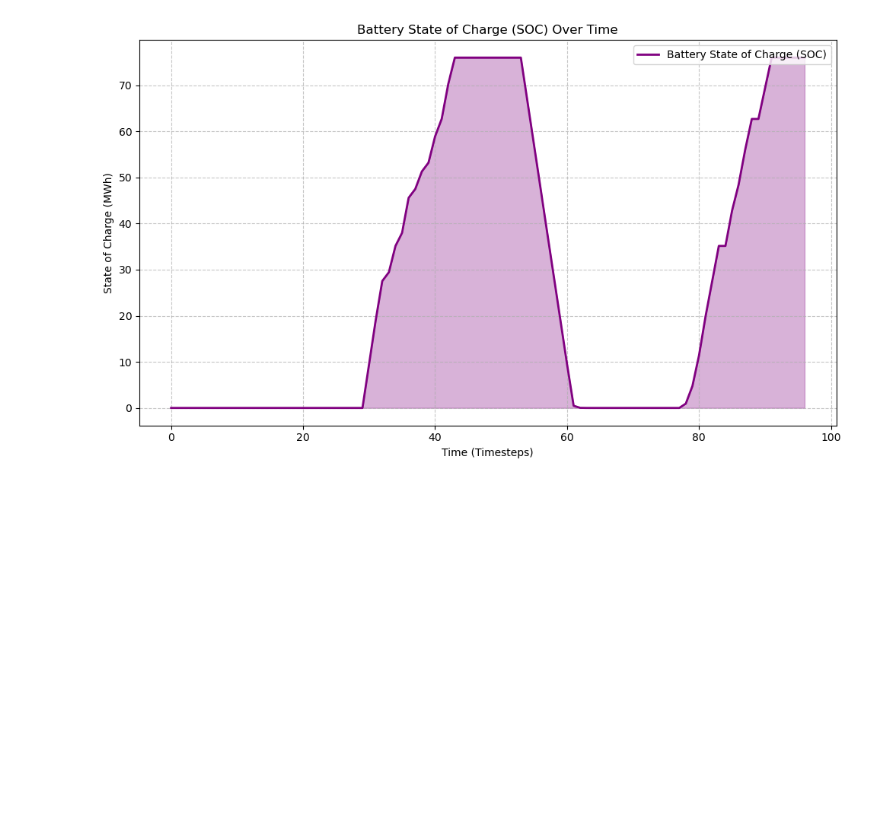
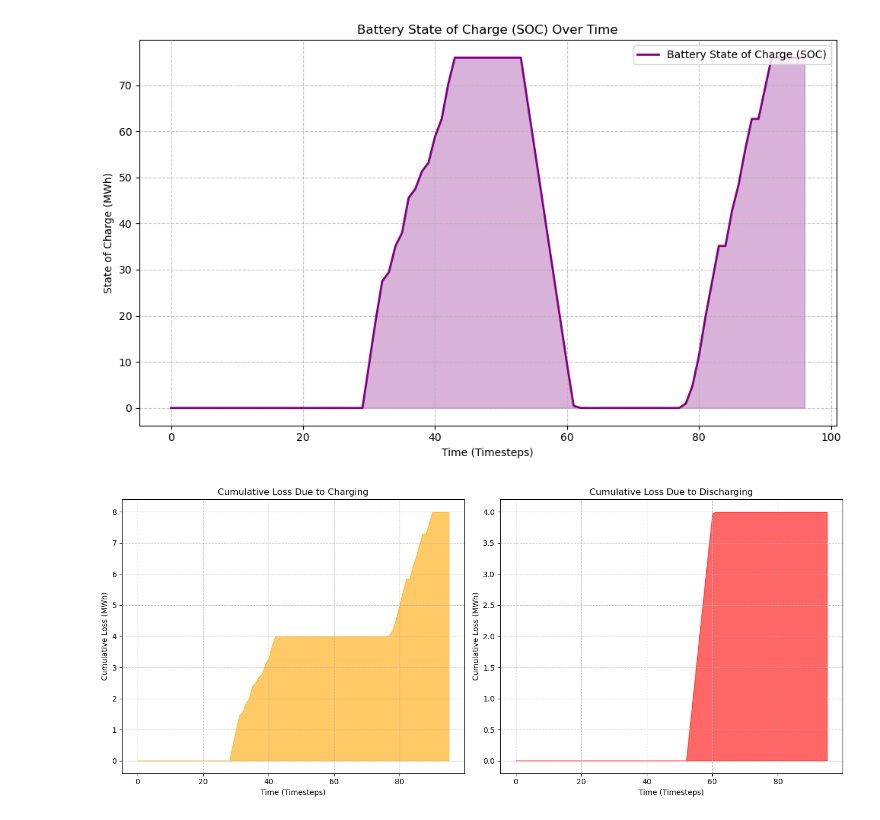
Before and after one commit to TinusAlsos/specialization_project, a Jupyter notebook: analysis.ipynb, the cells around one changed output. Drawn from its saved outputs; the diff is of its cells as text; code cells hidden in the pictures; blank space fills up the shorter version.

```diff
--- a/analysis.ipynb
+++ b/analysis.ipynb
@@ -24,7 +24,7 @@ battery = BatteryStorage(
 )
 # Create a production curve
 np.random.seed(42)
-T = 96
+T = 96 * 2
 electricity_price_curve = 5 + 5 * np.sin(np.linspace(0, 4 * np.pi, T))
 production_curve = np.random.randint(0, 11, T)
 # %%
@@ -218,3 +218,36 @@ def plot_battery_soc(timesteps, results):
 plot_battery_soc(timesteps, results)
 # %% [output]
 [figure]
+# %%
+def plot_cumulative_loss(timesteps, results):
+    # Plot side-by-side cumulative loss due to charging and discharging
+    fig, axs = plt.subplots(1, 2, figsize=(14, 6))
+
+    # Plot cumulative loss due to charging
+    axs[0].fill_between(
+        timesteps, results.cumulative_loss_charge_curve, 0, color="orange", alpha=0.6
+    )
+    axs[0].set_title("Cumulative Loss Due to Charging")
+    axs[0].set_xlabel("Time (Timesteps)")
+    axs[0].set_ylabel("Cumulative Loss (MWh)")
+    axs[0].grid(True, linestyle="--", alpha=0.7)
+
+    # Plot cumulative loss due to discharging
+    axs[1].fill_between(
+        timesteps, results.cumulative_loss_discharge_curve, 0, color="red", alpha=0.6
+    )
+    axs[1].set_title("Cumulative Loss Due to Discharging")
+    axs[1].set_xlabel("Time (Timesteps)")
+    axs[1].set_ylabel("Cumulative Loss (MWh)")
+    axs[1].grid(True, linestyle="--", alpha=0.7)
+
+    plt.tight_layout()
+    plt.show()
+
+
+# Example call for plotting the cumulative loss due to charging and discharging:
+# plot_cumulative_loss(timesteps, results)
+# %%
+plot_cumulative_loss(timesteps, results)
+# %% [output]
+[figure, added]
```
Also changed, not shown: 4 other files.
